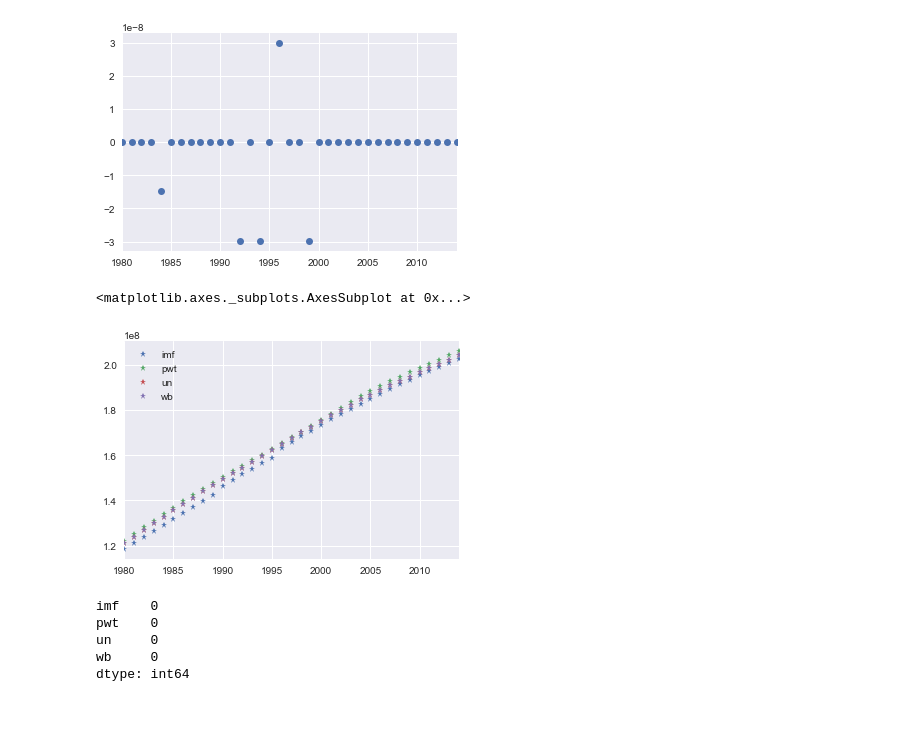
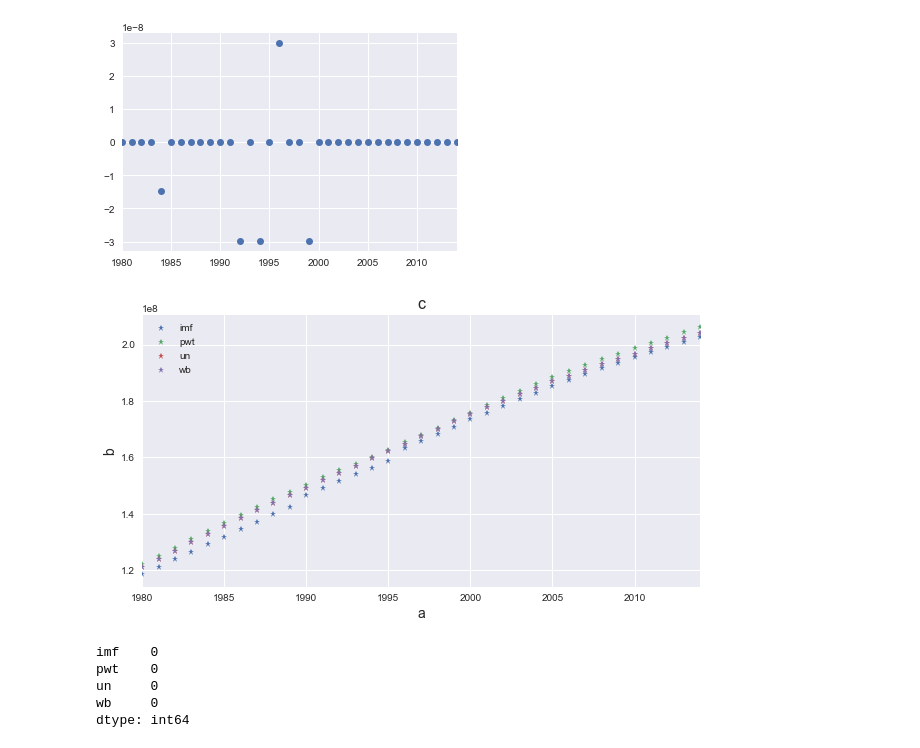
Before and after one commit to moonlimb/zerg, a Jupyter notebook: data/compare_pop_data.ipynb, the cells around one changed output. Cells and saved outputs as stored; diff of their text form; code cells hidden in the pictures; blank space fills up the shorter version.

Commit message:
Add/configure plots for total population comparison

```diff
--- a/data/compare_pop_data.ipynb
+++ b/data/compare_pop_data.ipynb
@@ -74,6 +88,12 @@ def set_iso_as_index(_df, _iso_col_name):
 def get_row_by_country_name(_df, country_name):
     # Get country by name
     return _df[_df['country_name'] == country_name]
+
+def label_axes(_plt, x_lab, y_lab, title):
+    _plt.xlabel(x_lab,  fontsize=14)
+    _plt.ylabel(y_lab, fontsize=14)
+    _plt.title(title, fontsize=16)
+    _plt.legend(fontsize=10, loc='best')
 # %% [markdown]
 ## Open data
 # %%
@@ -351,11 +404,15 @@ df1 = pd.DataFrame({'pwt': pwt_bra,
 
 #pd.concat([cpwt, cwb, cun, cimf], axis=1)
 # %%
+# plt.close()
+# plt.figure(figsize=(18,15))
+
+
 # pwt9.set_index(['countrycode', 'year']).unstack('year')['rgdpe_pc'].loc[['IND', 'IDN', 'BRA', 'CHN']].T.plot(style='*')
-df1.plot(style='*')
+p1 = df1.plot(style='*', figsize=(10,5))
+label_axes(plt, 'a', 'b', 'c')
 # %% [output]
-<matplotlib.axes._subplots.AxesSubplot at 0x...>
-[figure, old version]
+[figure, new version]
 # %%
 df1.isnull().sum()
 # no nan values!
```
Also changed, not shown: parts of 27 cells of this notebook.
